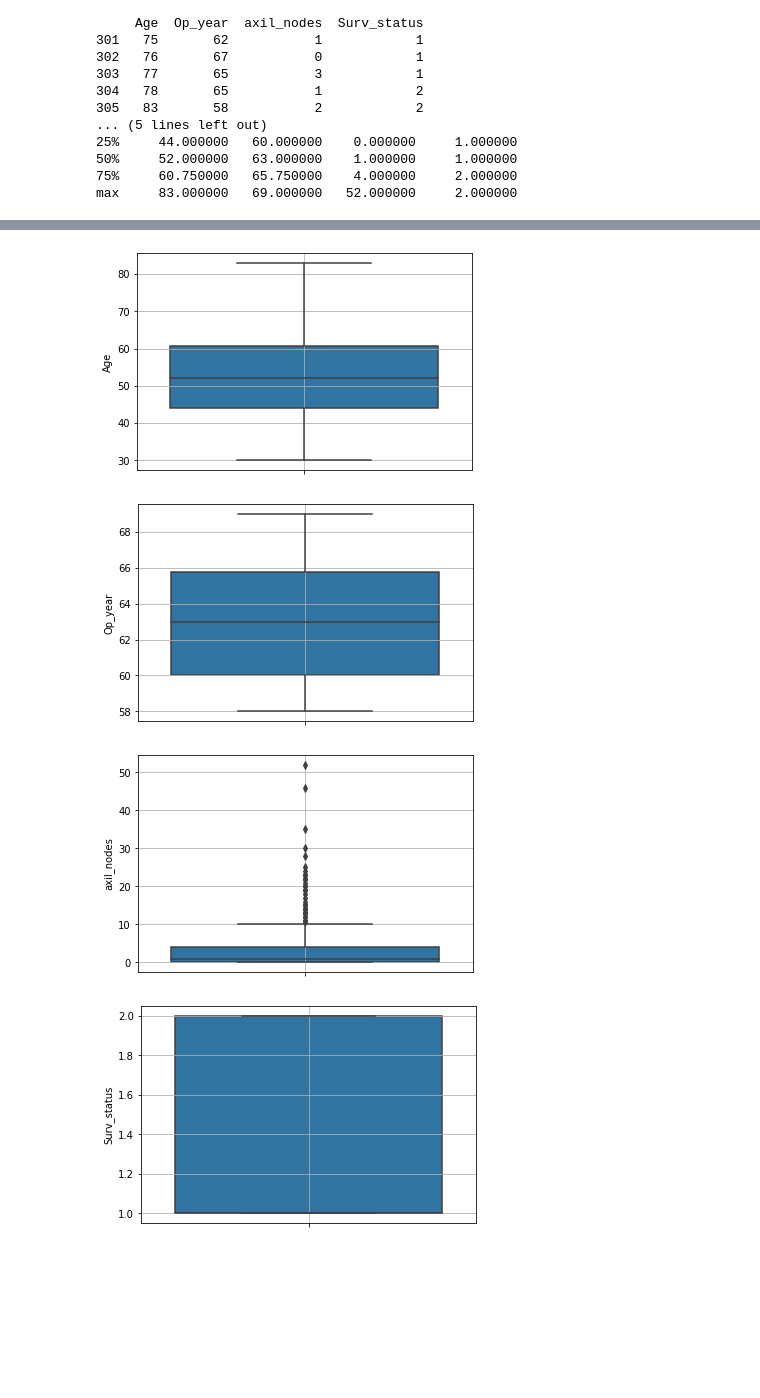
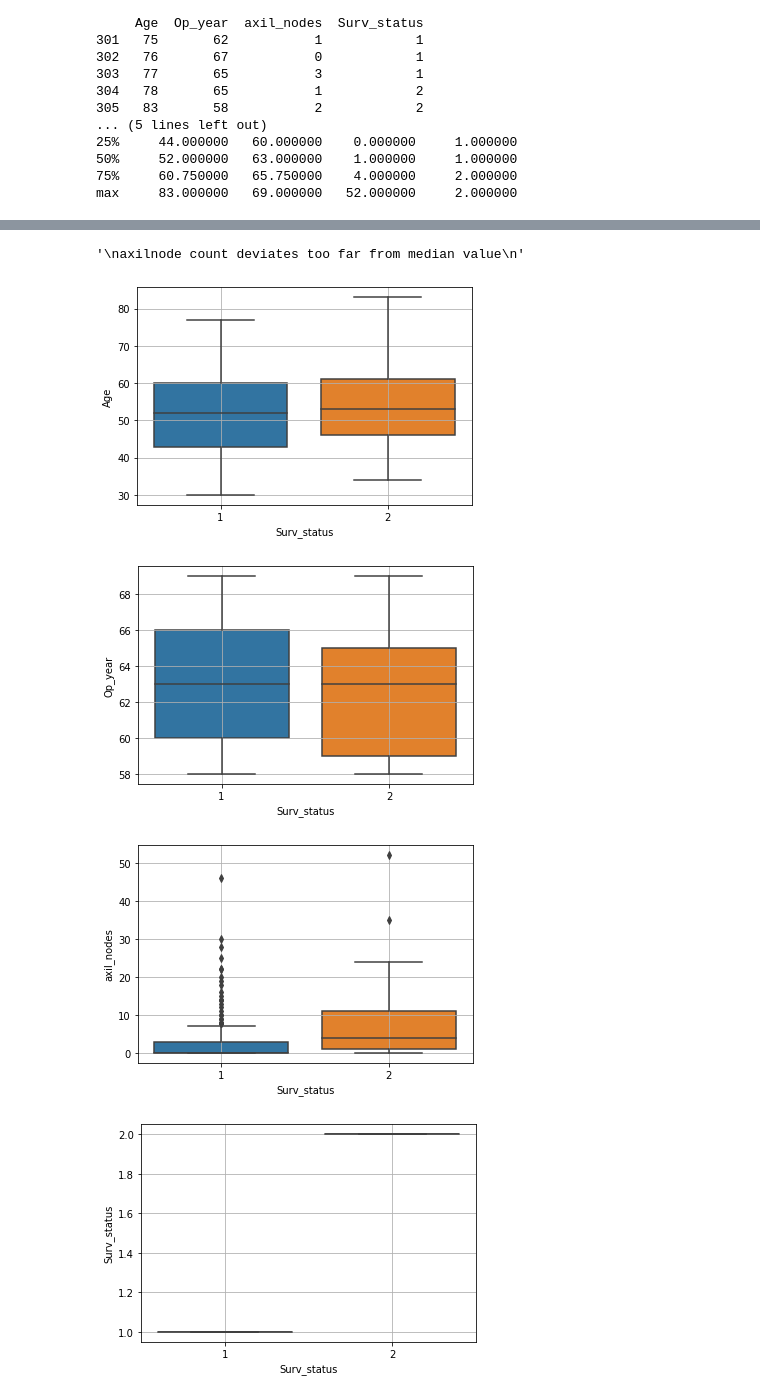
Before and after one commit to Nikheel001/AI-ML-datamining, a Jupyter notebook: habermans-survival-data-set/univeriate analysis.ipynb, the cells around one changed output, grey strips where cells are left out. Drawn from its saved outputs; the diff is of its cells as text; code cells hidden in the pictures; blank space fills up the shorter version.

Commit message:
analysed habermans-survival-data-set

```diff
--- a/habermans-survival-data-set/univeriate analysis.ipynb
+++ b/habermans-survival-data-set/univeriate analysis.ipynb
@@ -72,8 +72,9 @@ for j,i in enumerate(cs.columns):
 
 # print(cs.columns)
 for j,i in enumerate(cs.columns):
-    sns.FacetGrid(cs, hue=i, height=5).map(sns.histplot, i).add_legend()
-#     sns.FacetGrid(cs, hue=i, height=5).map(sns.histplot, i)
+    # sns.FacetGrid(cs, hue=i, height=5).map(sns.histplot, i).add_legend()
+    sns.FacetGrid(cs, hue='Surv_status', height=5).map(sns.histplot, i).add_legend()
+    # sns.FacetGrid(cs, hue=i, height=5).map(sns.histplot, i)
     pyplot.figure(j)
 
 '''
@@ -94,21 +95,23 @@ and around 75-80 % survivers have axil node less than 10 axil nodes count
 # %%
 # boxplot
 from matplotlib import pyplot
 
 for j,i in enumerate(cs.columns):
     pyplot.figure(j)
-    sns.boxplot(data =cs, x=None, y=i)
+    # sns.boxplot(data =cs, x=None, y=i)
+    sns.boxplot(data =cs, x='Surv_status', y=i)
     pyplot.grid()
     pyplot.plot()
 
 '''
 axilnode count deviates too far from median value
 '''
 # %% [output]
+'\naxilnode count deviates too far from median value\n'
-[figure, old version]
+[figure, new version]
-[figure, old version]
+[figure, new version]
-[figure, old version]
+[figure, new version]
-[figure, old version]
+[figure, new version]
 # %%
 #violinplot
 
```
Also changed, not shown: parts of 2 cells of this notebook, 6 other files.
